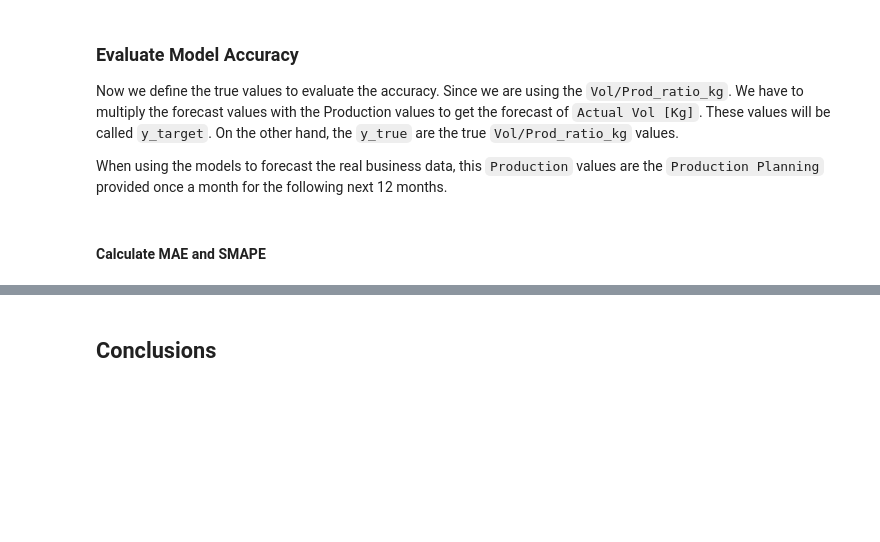
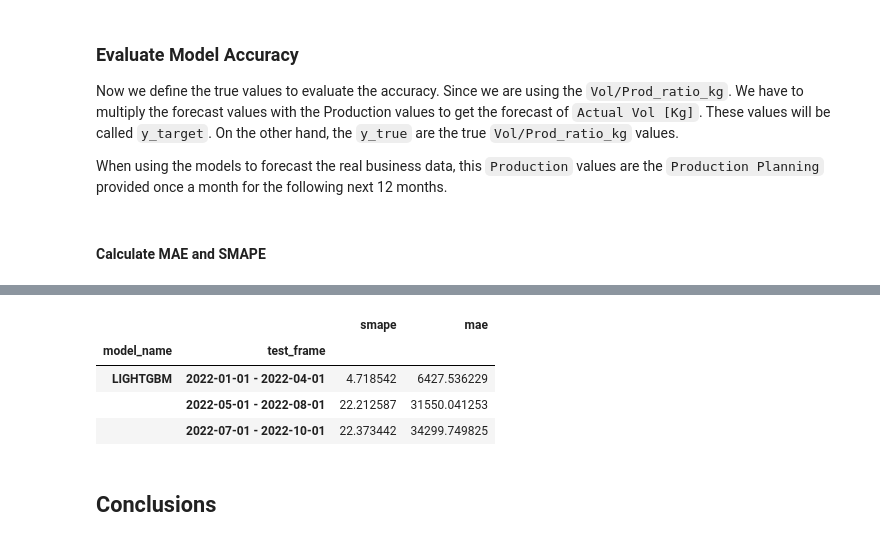
Before and after one commit to john2408/project_data_analytics, a Jupyter notebook: notebooks/draft-analysis.ipynb, the cells around one changed output, grey strips where cells are left out. Cells and saved outputs as stored; diff of their text form; code cells hidden in the pictures; blank space fills up the shorter version.

Commit message:
fix lightgbm training

```diff
--- a/notebooks/draft-analysis.ipynb
+++ b/notebooks/draft-analysis.ipynb
@@ -1014,2 +1117,12 @@ Save your model in the folder `models/`. Use a meaningful name and a timestamp.
+# %%
+df_acc_stats_models = pd.merge(df_accuracy_smape, df_accuracy_mae, on=['test_frame','ts_key','model_name'], how='left')
+df_acc_stats_models = df_acc_stats_models[['test_frame','ts_key','model_name','smape','mae']].copy()
+df_acc_stats_models[['model_name','test_frame','smape','mae']].groupby(['model_name','test_frame']).agg('median')
+# %% [output]
+|  |  | smape | mae |
+| model_name | test_frame |  |  |
+| LIGHTGBM | 2022-01-01 - 2022-04-01 | 4.718542 | 6427.536229 |
+|  | 2022-05-01 - 2022-08-01 | 22.212587 | 31550.041253 |
+|  | 2022-07-01 - 2022-10-01 | 22.373442 | 34299.749825 |
 # %% [markdown]
 ## Conclusions
```
Also changed, not shown: parts of 13 cells of this notebook, 2 other files.
